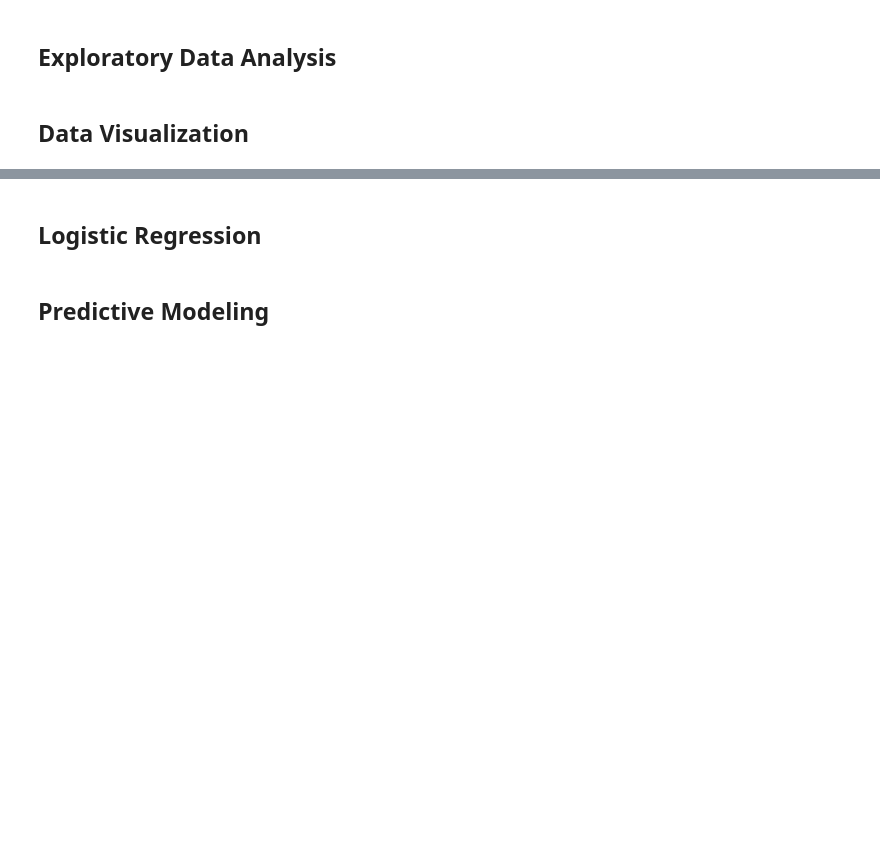
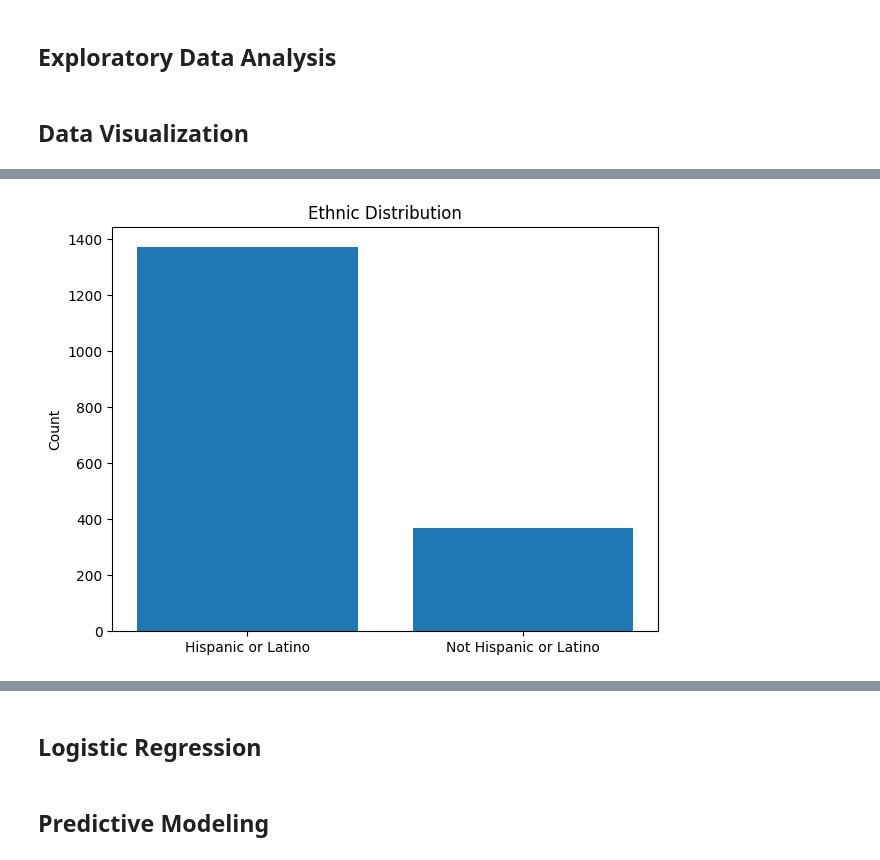
Before and after one commit to janecondon/AMS-595-Identifying-Risk-Factors-for-Major-Depressive-Disorder, a Jupyter notebook: AMS 595 Group Project.ipynb, the cells around one changed output, grey strips where cells are left out. Drawn from its saved outputs; the diff is of its cells as text; code cells hidden in the pictures; blank space fills up the shorter version.

```diff
--- a/AMS 595 Group Project.ipynb
+++ b/AMS 595 Group Project.ipynb
@@ -353,0 +460,13 @@ X_train, X_val, y_train, y_val = train_test_split(
+# %%
+# Histogram of ETHNIC
+mapped = model_df["ETHNIC"].map(ethnic_map)
+
+counts = mapped.value_counts().reindex(ethnic_map.values())
+
+plt.bar(counts.index, counts.values)
+plt.ylabel("Count")
+plt.title("Ethnic Distribution")
+plt.tight_layout()
+plt.show()
+# %% [output]
+[figure, added]
```
Also changed, not shown: parts of 33 cells of this notebook.
